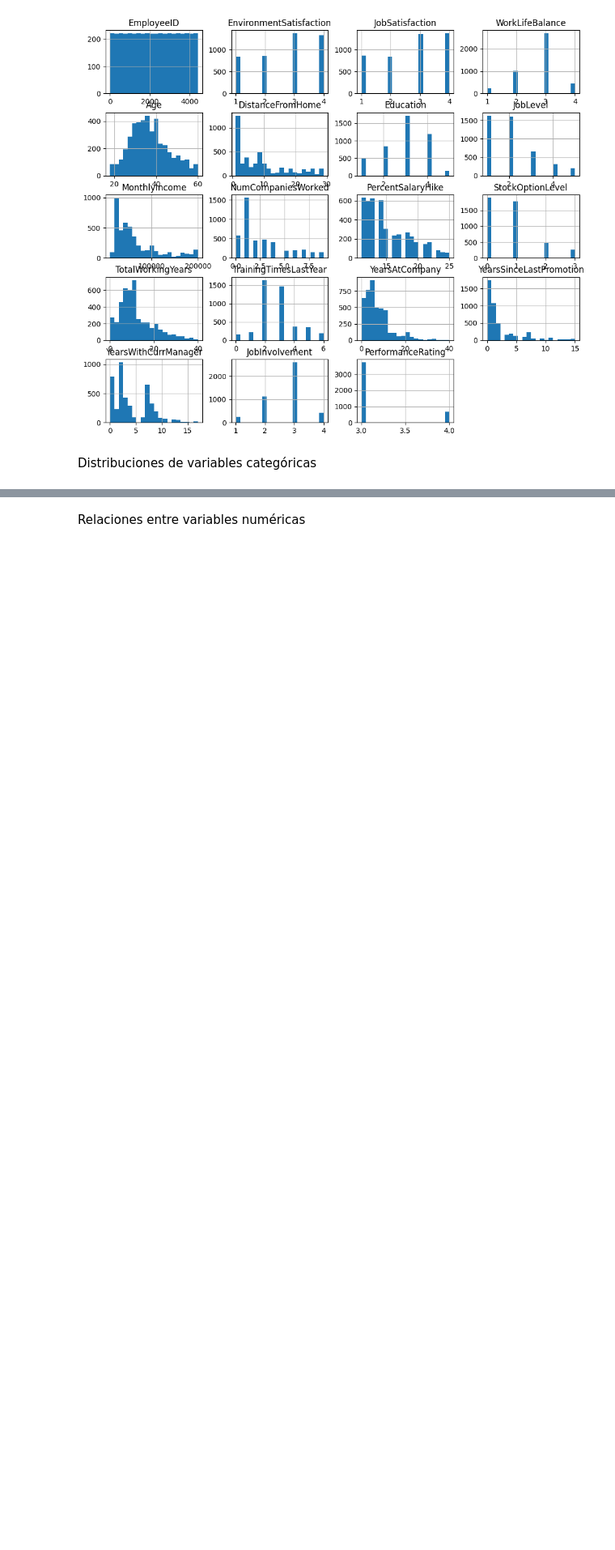
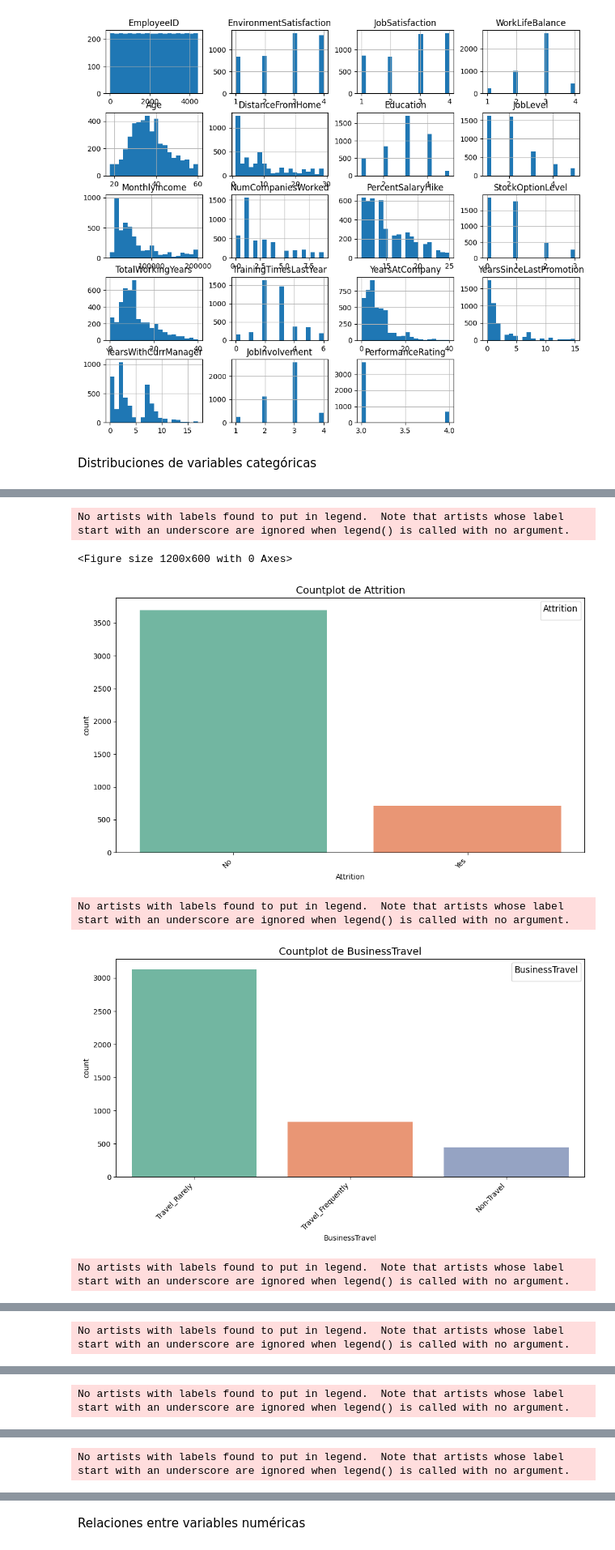
Before and after one commit to Nat280200/PROYECTO_ANALITICA_II, a Jupyter notebook: Entrega_uno.ipynb, the cells around one changed output, grey strips where cells are left out. Shown at 81% size. Saved outputs shown, nothing was run; the diff lists cells and outputs as text; code cells hidden in the pictures; blank space fills up the shorter version.

```diff
--- a/Entrega_uno.ipynb
+++ b/Entrega_uno.ipynb
@@ -423,7 +425,3 @@ plt.show()
 [figure]
 # %% [markdown]
 Distribuciones de variables categóricas
-# %%
-for col in df_1.select_dtypes(include=['object']):
-    sns.countplot(x=col, data=df_1)
-    plt.show()
@@ -438,0 +428,30 @@ for col in df_1.select_dtypes(include=['object']):
+# %%
+
+# Seleccionar las columnas categóricas
+categorical_columns = df_1.select_dtypes(include=['object']).columns
+
+# Definir el tamaño de la figura
+plt.figure(figsize=(12, 6))
+
+# Iterar a través de las columnas categóricas y crear los countplots
+for col in categorical_columns:
+    plt.figure(figsize=(10, 6))  # Definir el tamaño del gráfico individual
+    ax = sns.countplot(x=col, data=df_1, palette="Set2")  # Usar la paleta de colores Set2
+
+    # Ajustar el tamaño de la leyenda y las etiquetas del eje x
+    plt.xticks(rotation=45, ha="right")  # Rotar las etiquetas en el eje x
+    ax.legend(title=col, title_fontsize=12, loc='upper right')  # Definir el título de la leyenda
+
+    # Añadir un título descriptivo
+    plt.title(f"Countplot de {col}", fontsize=14)
+
+    # Mostrar el gráfico
+    plt.tight_layout()  # Evitar que se recorten las etiquetas
+    plt.show()
+# %% [output]
+No artists with labels found to put in legend.  Note that artists whose label start with an underscore are ignored when legend() is called with no argument.
+<Figure size 1200x600 with 0 Axes>
+[figure, added]
+No artists with labels found to put in legend.  Note that artists whose label start with an underscore are ignored when legend() is called with no argument.
+[figure, added]
+No artists with labels found to put in legend.  Note that artists whose label start with an underscore are ignored when legend() is called with no argument.
@@ -438,0 +459 @@ for col in df_1.select_dtypes(include=['object']):
+No artists with labels found to put in legend.  Note that artists whose label start with an underscore are ignored when legend() is called with no argument.
@@ -438,0 +461 @@ for col in df_1.select_dtypes(include=['object']):
+No artists with labels found to put in legend.  Note that artists whose label start with an underscore are ignored when legend() is called with no argument.
@@ -438,0 +463 @@ for col in df_1.select_dtypes(include=['object']):
+No artists with labels found to put in legend.  Note that artists whose label start with an underscore are ignored when legend() is called with no argument.
```
Also changed, not shown: parts of 3 cells of this notebook.
